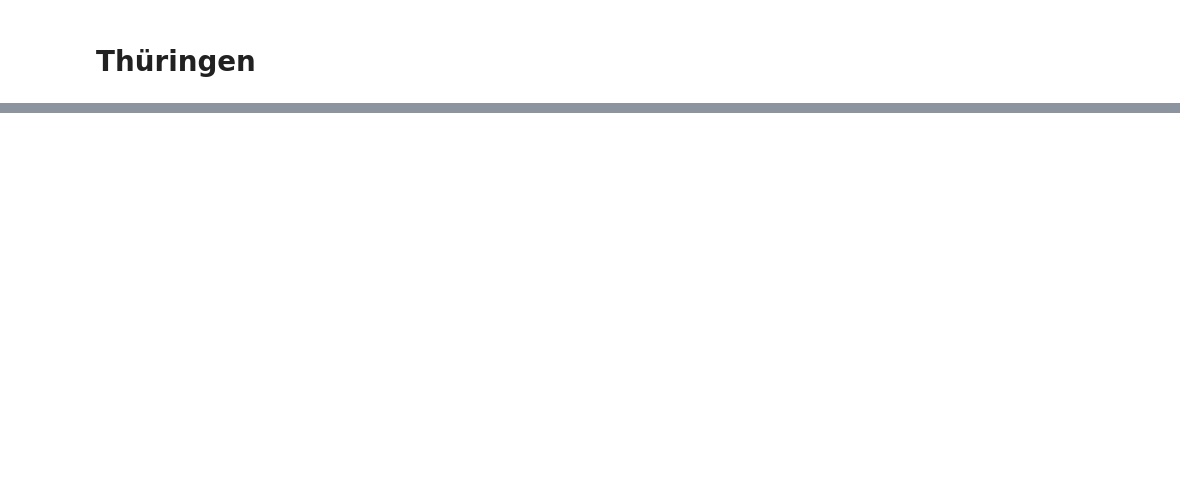
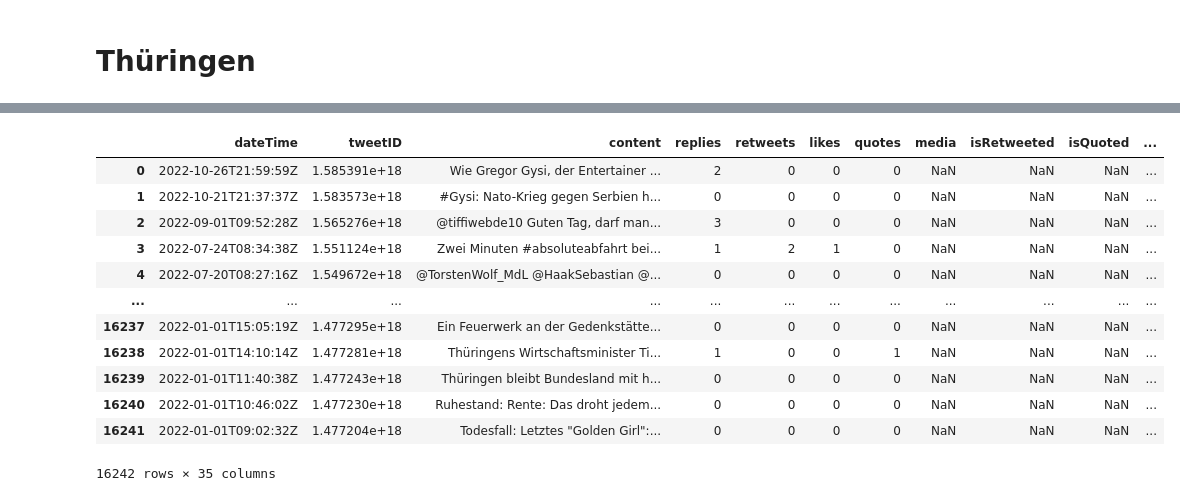
Before and after one commit to FWisniewski44/polResp-css, a Jupyter notebook: 031_bagOfWords_thüringen.ipynb, the cells around one changed output, grey strips where cells are left out. Cells and saved outputs as stored; diff of their text form; code cells hidden in the pictures; blank space fills up the shorter version.

```diff
--- a/031_bagOfWords_thüringen.ipynb
+++ b/031_bagOfWords_thüringen.ipynb
@@ -130,3 +160,19 @@ thüringen.groupby('user').sum()
+# %%
+thüringen
+# %% [output]
+|  | dateTime | tweetID | content | replies | retweets | likes | quotes | media | isRetweeted | isQuoted | ... |
+| 0 | 2022-10-26T21:59:59Z | 1.585391e+18 | Wie Gregor Gysi, der Entertainer ... | 2 | 0 | 0 | 0 | NaN | NaN | NaN | ... |
+| 1 | 2022-10-21T21:37:37Z | 1.583573e+18 | #Gysi: Nato-Krieg gegen Serbien h... | 0 | 0 | 0 | 0 | NaN | NaN | NaN | ... |
+| 2 | 2022-09-01T09:52:28Z | 1.565276e+18 | @tiffiwebde10 Guten Tag, darf man... | 3 | 0 | 0 | 0 | NaN | NaN | NaN | ... |
+| 3 | 2022-07-24T08:34:38Z | 1.551124e+18 | Zwei Minuten #absoluteabfahrt bei... | 1 | 2 | 1 | 0 | NaN | NaN | NaN | ... |
+| 4 | 2022-07-20T08:27:16Z | 1.549672e+18 | @TorstenWolf_MdL @HaakSebastian @... | 0 | 0 | 0 | 0 | NaN | NaN | NaN | ... |
+| ... | ... | ... | ... | ... | ... | ... | ... | ... | ... | ... | ... |
+| 16237 | 2022-01-01T15:05:19Z | 1.477295e+18 | Ein Feuerwerk an der Gedenkstätte... | 0 | 0 | 0 | 0 | NaN | NaN | NaN | ... |
+| 16238 | 2022-01-01T14:10:14Z | 1.477281e+18 | Thüringens Wirtschaftsminister Ti... | 1 | 0 | 0 | 1 | NaN | NaN | NaN | ... |
+| 16239 | 2022-01-01T11:40:38Z | 1.477243e+18 | Thüringen bleibt Bundesland mit h... | 0 | 0 | 0 | 0 | NaN | NaN | NaN | ... |
+| 16240 | 2022-01-01T10:46:02Z | 1.477230e+18 | Ruhestand: Rente: Das droht jedem... | 0 | 0 | 0 | 0 | NaN | NaN | NaN | ... |
+| 16241 | 2022-01-01T09:02:32Z | 1.477204e+18 | Todesfall: Letztes "Golden Girl":... | 0 | 0 | 0 | 0 | NaN | NaN | NaN | ... |
+16242 rows × 35 columns
 # %%
 thüringenCategorized = thüringen
 thüringenCategorized.to_csv("../../methods/representative-speech/mediendaten/zuordnungenBundesländer/thüringenCategorized.csv")
```
Also changed, not shown: parts of 7 cells of this notebook, 12 other files.
